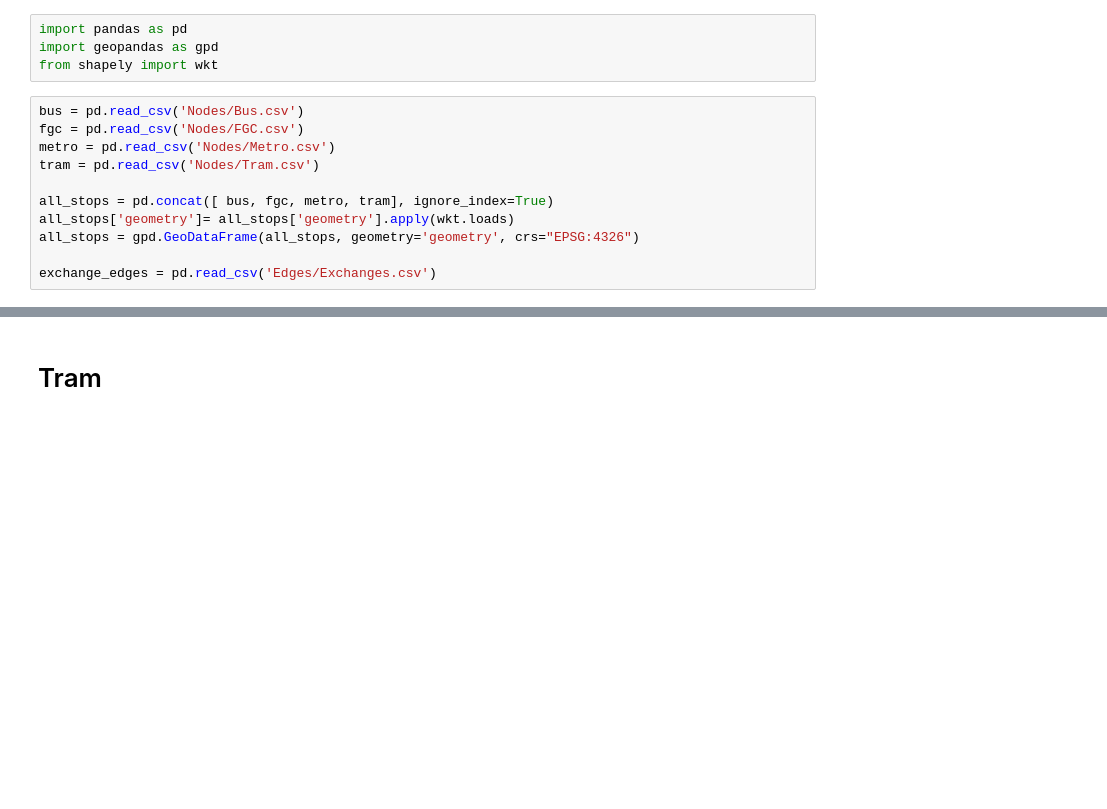
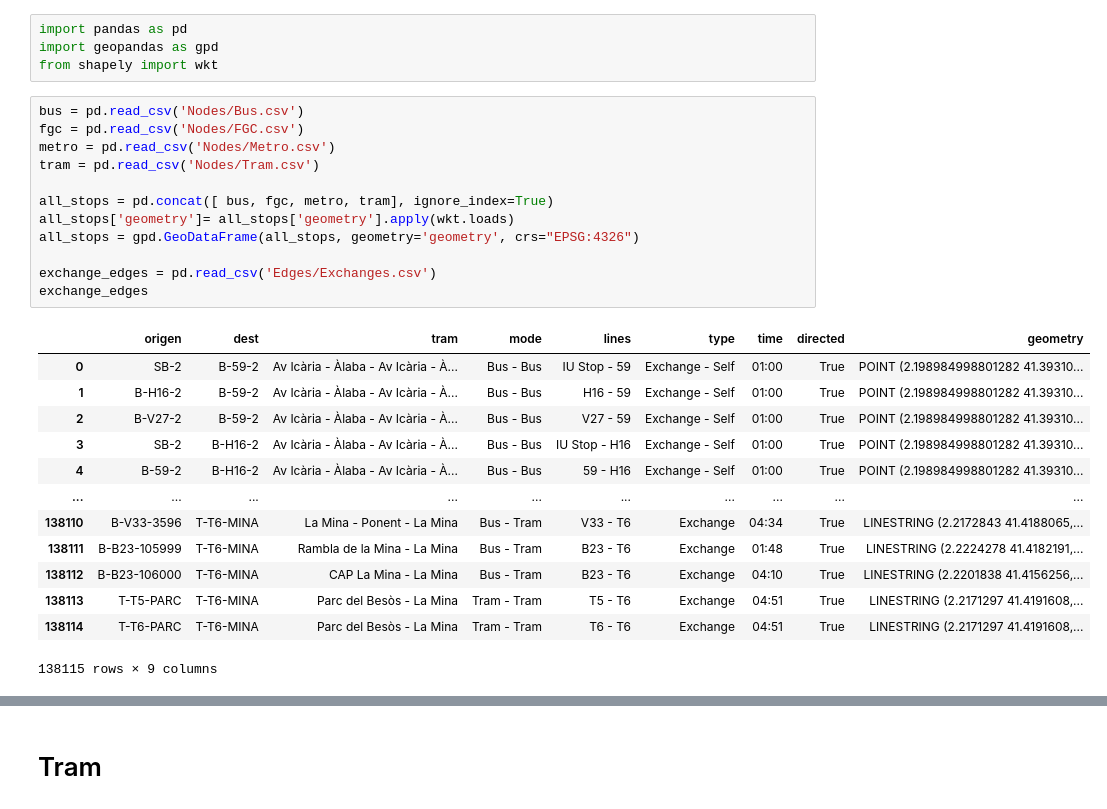
Before and after one commit to bmantepe/stop-location, a Jupyter notebook: 15-Wait-Times.ipynb, the cells around one changed output, grey strips where cells are left out. Cells and saved outputs as stored; diff of their text form; blank space fills up the shorter version.

```diff
--- a/15-Wait-Times.ipynb
+++ b/15-Wait-Times.ipynb
@@ -5,11 +5,26 @@ from shapely import wkt
 # %%
 bus = pd.read_csv('Nodes/Bus.csv')
 fgc = pd.read_csv('Nodes/FGC.csv')
 metro = pd.read_csv('Nodes/Metro.csv')
 tram = pd.read_csv('Nodes/Tram.csv')
 
 all_stops = pd.concat([ bus, fgc, metro, tram], ignore_index=True)
 all_stops['geometry']= all_stops['geometry'].apply(wkt.loads)
 all_stops = gpd.GeoDataFrame(all_stops, geometry='geometry', crs="EPSG:4326")
 
 exchange_edges = pd.read_csv('Edges/Exchanges.csv')
+exchange_edges
+# %% [output]
+|  | origen | dest | tram | mode | lines | type | time | directed | geometry |
+| 0 | SB-2 | B-59-2 | Av Icària - Àlaba - Av Icària - À... | Bus - Bus | IU Stop - 59 | Exchange - Self | 01:00 | True | POINT (2.198984998801282 41.39310... |
+| 1 | B-H16-2 | B-59-2 | Av Icària - Àlaba - Av Icària - À... | Bus - Bus | H16 - 59 | Exchange - Self | 01:00 | True | POINT (2.198984998801282 41.39310... |
+| 2 | B-V27-2 | B-59-2 | Av Icària - Àlaba - Av Icària - À... | Bus - Bus | V27 - 59 | Exchange - Self | 01:00 | True | POINT (2.198984998801282 41.39310... |
+| 3 | SB-2 | B-H16-2 | Av Icària - Àlaba - Av Icària - À... | Bus - Bus | IU Stop - H16 | Exchange - Self | 01:00 | True | POINT (2.198984998801282 41.39310... |
+| 4 | B-59-2 | B-H16-2 | Av Icària - Àlaba - Av Icària - À... | Bus - Bus | 59 - H16 | Exchange - Self | 01:00 | True | POINT (2.198984998801282 41.39310... |
+| ... | ... | ... | ... | ... | ... | ... | ... | ... | ... |
+| 138110 | B-V33-3596 | T-T6-MINA | La Mina - Ponent - La Mina | Bus - Tram | V33 - T6 | Exchange | 04:34 | True | LINESTRING (2.2172843 41.4188065,... |
+| 138111 | B-B23-105999 | T-T6-MINA | Rambla de la Mina - La Mina | Bus - Tram | B23 - T6 | Exchange | 01:48 | True | LINESTRING (2.2224278 41.4182191,... |
+| 138112 | B-B23-106000 | T-T6-MINA | CAP La Mina - La Mina | Bus - Tram | B23 - T6 | Exchange | 04:10 | True | LINESTRING (2.2201838 41.4156256,... |
+| 138113 | T-T5-PARC | T-T6-MINA | Parc del Besòs - La Mina | Tram - Tram | T5 - T6 | Exchange | 04:51 | True | LINESTRING (2.2171297 41.4191608,... |
+| 138114 | T-T6-PARC | T-T6-MINA | Parc del Besòs - La Mina | Tram - Tram | T6 - T6 | Exchange | 04:51 | True | LINESTRING (2.2171297 41.4191608,... |
+138115 rows × 9 columns
```
Also changed, not shown: parts of 15 cells of this notebook, 3 other files.
